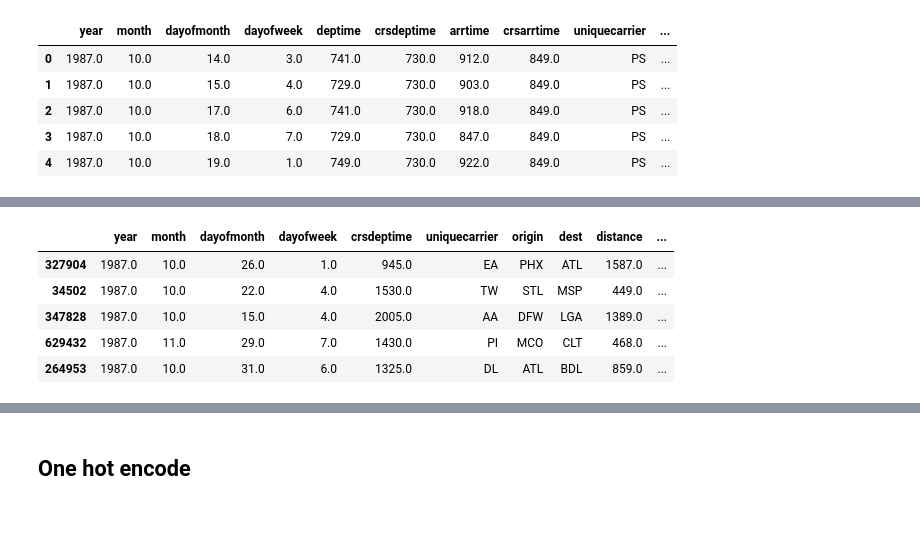
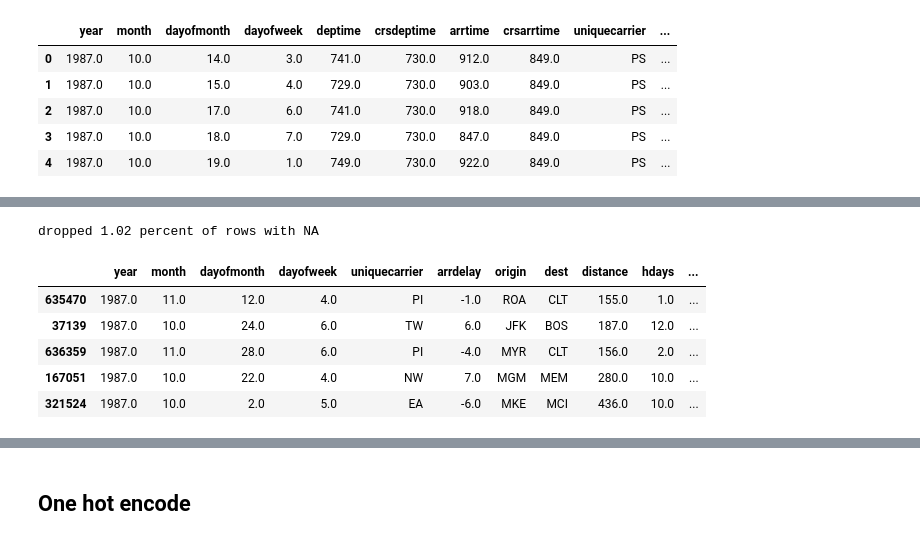
Before and after one commit to elkinst65/QTW_14, a Jupyter notebook: MSDS7333-Case14-mb.ipynb, the cells around one changed output, grey strips where cells are left out. Drawn from its saved outputs; the diff is of its cells as text; code cells hidden in the pictures.

```diff
--- a/MSDS7333-Case14-mb.ipynb
+++ b/MSDS7333-Case14-mb.ipynb
@@ -385,7 +313,7 @@ def days_until_holiday(d):
         candidate = abs(holidays[i]-d)
         if candidate < ans:
             ans = candidate
-    return(ans.days)
+    return(float(ans.days))
 
 #assert(days_until_holiday(datetime(2001, 1, 1))==0)
 #assert(days_until_holiday(datetime(2009, 1, 1))==7)
@@ -396,9 +324,11 @@ def days_until_holiday(d):
 df_csv['hdays'] = df_csv.apply(lambda r: days_until_holiday(datetime(int(r.year), int(r.month), int(r.dayofmonth))),
                                meta=float, axis=1)
 
-# convert scheduled arrival and departure into hrs
-df_csv['arrhr'] = df_csv.apply(lambda r: np.trunc(r.crsarrtime / 100.), meta=float, axis=1)
-df_csv['depthr'] = df_csv.apply(lambda r: np.trunc(r.crsdeptime / 100.), meta=float, axis=1)
+# convert scheduled time into hrs
+df_csv['depthr'] = df_csv.apply(lambda r: np.trunc(r.crsdeptime / 100.), meta='category', axis=1)
+df_csv['arrhr'] = df_csv.apply(lambda r: np.trunc(r.crsarrtime / 100.), meta='category', axis=1)
+df_csv.depthr = df_csv.depthr.astype('category')
+df_csv.arrhr = df_csv.arrhr.astype('category')
 
 df_csv.head()
 # %% [output]
@@ -410,7 +340,7 @@ df_csv.head()
 | 4 | 1987.0 | 10.0 | 19.0 | 1.0 | 749.0 | 730.0 | 922.0 | 849.0 | PS | ... |
 # %%
 # drop columns we don't need or want
-df_csv = df_csv.drop(['crsarrtime', 'arrdelay', 'deptime', 'arrtime', 'flightnum'], axis=1)
+df_csv = df_csv.drop(['deptime', 'arrtime', 'flightnum', 'crsarrtime', 'crsdeptime'], axis=1)
 # %%
 df_csv.dtypes
 # %% [output]
@@ -442,12 +361,31 @@ progress(X, y)
+# %%
+# random sample of data (features)
+df = df_csv.sample(frac=0.2)
+
+# drop rows with NaN
+prev_count = len(df)
+df = df.dropna()
+number_of_items = len(df)
+print('dropped %s percent of rows with NA' % locale.format('%.2f', prev_count/number_of_items))
+
+# target data
+y = df.depdelay
+
+df = df.drop(['depdelay'], axis=1)
+
+df, y = persist(df, y)
+progress(df, y)
+# %% [output]
+dropped 1.02 percent of rows with NA
 # %%
-X.head()
+df.head()
 # %% [output]
-|  | year | month | dayofmonth | dayofweek | crsdeptime | uniquecarrier | origin | dest | distance | ... |
-| 327904 | 1987.0 | 10.0 | 26.0 | 1.0 | 945.0 | EA | PHX | ATL | 1587.0 | ... |
-| 34502 | 1987.0 | 10.0 | 22.0 | 4.0 | 1530.0 | TW | STL | MSP | 449.0 | ... |
-| 347828 | 1987.0 | 10.0 | 15.0 | 4.0 | 2005.0 | AA | DFW | LGA | 1389.0 | ... |
-| 629432 | 1987.0 | 11.0 | 29.0 | 7.0 | 1430.0 | PI | MCO | CLT | 468.0 | ... |
-| 264953 | 1987.0 | 10.0 | 31.0 | 6.0 | 1325.0 | DL | ATL | BDL | 859.0 | ... |
+|  | year | month | dayofmonth | dayofweek | uniquecarrier | arrdelay | origin | dest | distance | hdays | ... |
+| 635470 | 1987.0 | 11.0 | 12.0 | 4.0 | PI | -1.0 | ROA | CLT | 155.0 | 1.0 | ... |
+| 37139 | 1987.0 | 10.0 | 24.0 | 6.0 | TW | 6.0 | JFK | BOS | 187.0 | 12.0 | ... |
+| 636359 | 1987.0 | 11.0 | 28.0 | 6.0 | PI | -4.0 | MYR | CLT | 156.0 | 2.0 | ... |
+| 167051 | 1987.0 | 10.0 | 22.0 | 4.0 | NW | 7.0 | MGM | MEM | 280.0 | 10.0 | ... |
+| 321524 | 1987.0 | 10.0 | 2.0 | 5.0 | EA | -6.0 | MKE | MCI | 436.0 | 10.0 | ... |
 # %%
 y.head()
 # %% [output]
```
Also changed, not shown: parts of 24 cells of this notebook.
